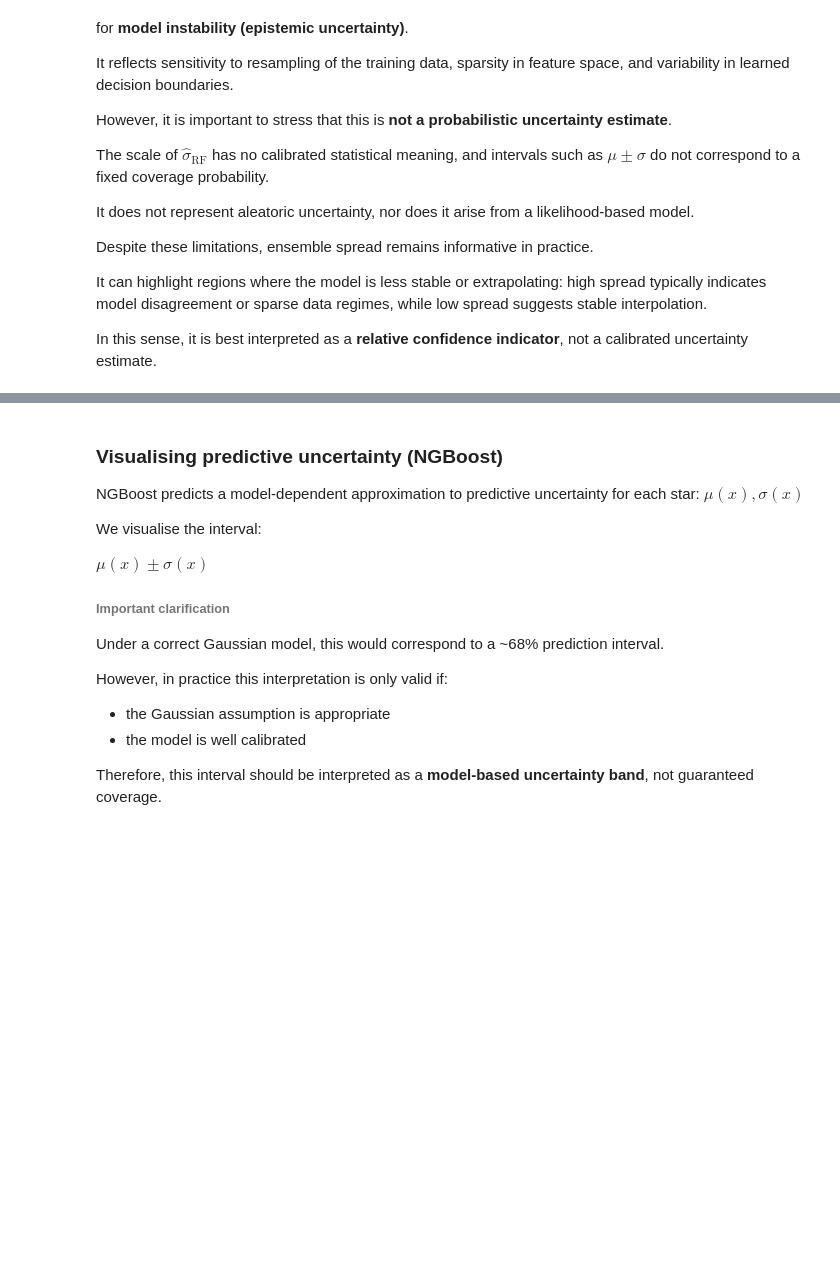
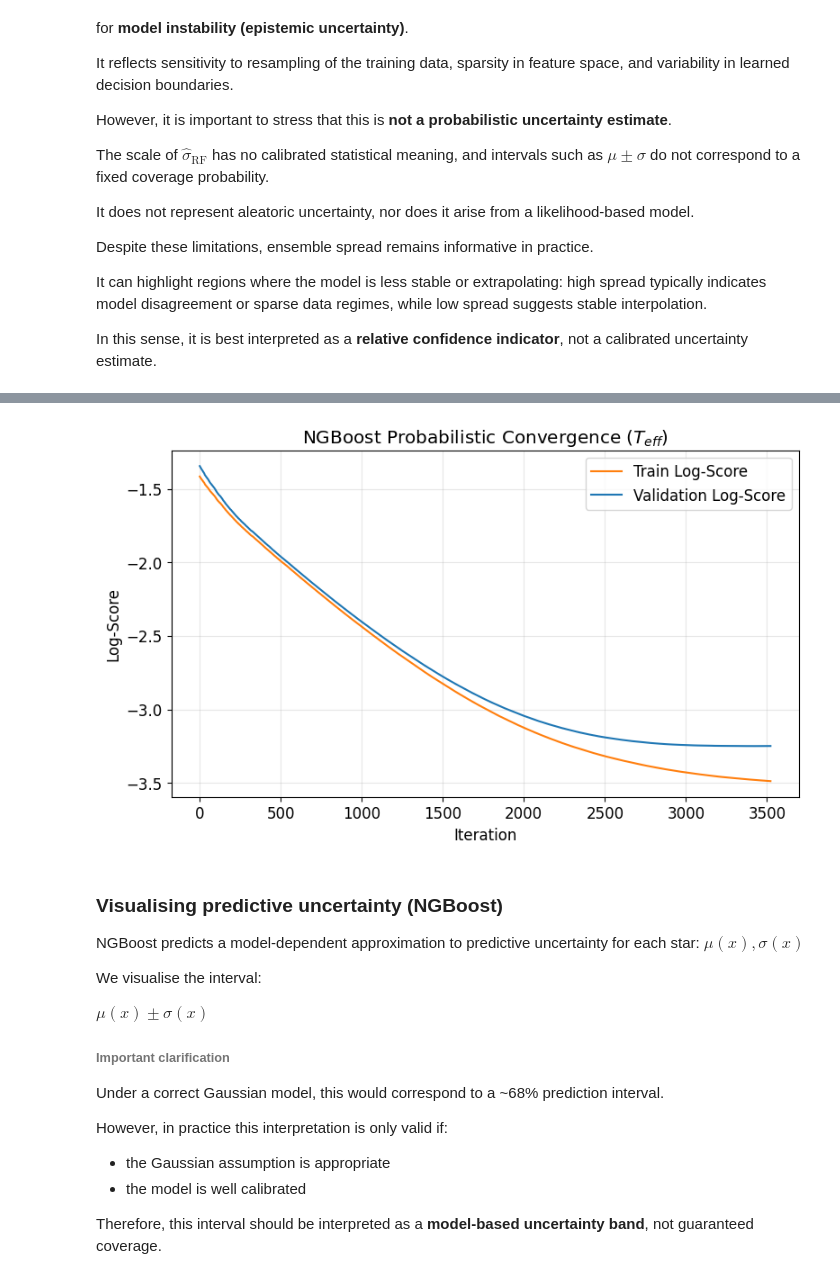
Before and after one commit to marco-celoria/ML4Astrophysics, a Jupyter notebook: lectures/notebook_3.ipynb, the cells around one changed output, grey strips where cells are left out. Cells and saved outputs as stored; diff of their text form; code cells hidden in the pictures; blank space fills up the shorter version.

```diff
--- a/lectures/notebook_3.ipynb
+++ b/lectures/notebook_3.ipynb
@@ -910,28 +828,26 @@ ngb = NGBRegressor(
 # - weighting can sometimes destabilize optimization
 # For this reason we do not fit with: sample_weight=w_train
 ngb.fit(
-    X_train_aug, y_train,
-    X_val=X_val_aug,
+    X_train, y_train,
+    X_val=X_val,
     Y_val=y_val,
     early_stopping_rounds=100
 )
 
 # Predict as before
-ngb_preds_test = ngb.pred_dist(X_test_aug)
+ngb_preds_test = ngb.pred_dist(X_test)
 ngb_mean_pred_test = ngb_preds_test.loc
 ngb_std_pred_test = ngb_preds_test.scale
 
 
 # The Log-Likelihood score
+train_scores = ngb.evals_result["train"]["LOGSCORE"]
+
 val_scores = ngb.evals_result["val"]["LOGSCORE"]
 
 plt.figure(figsize=(9, 5))
-plt.plot(val_scores, color='teal', label='Validation Log-Score')
-
-# Highlight the best iteration
-if hasattr(ngb, 'best_iteration') and ngb.best_iteration is not None:
-    plt.axvline(ngb.best_iteration, color='crimson', linestyle='--',
-                label=f'Best iteration: {ngb.best_iteration}')
+plt.plot(train_scores, color='tab:orange', label='Train Log-Score')
+plt.plot(val_scores, color='tab:blue', label='Validation Log-Score')
 
 plt.title("NGBoost Probabilistic Convergence ($T_{eff}$)")
 plt.xlabel("Iteration")
@@ -939,3 +855,4 @@ plt.ylabel("Log-Score")
 plt.grid(True, alpha=0.3)
 plt.legend()
 plt.show()
+# %% [output]
@@ -942,3 +876,4 @@ plt.show()
+[figure, added]
 # %% [markdown]
 ### Visualising predictive uncertainty (NGBoost)
 
```
Also changed, not shown: parts of 41 cells of this notebook, 4 other files.
